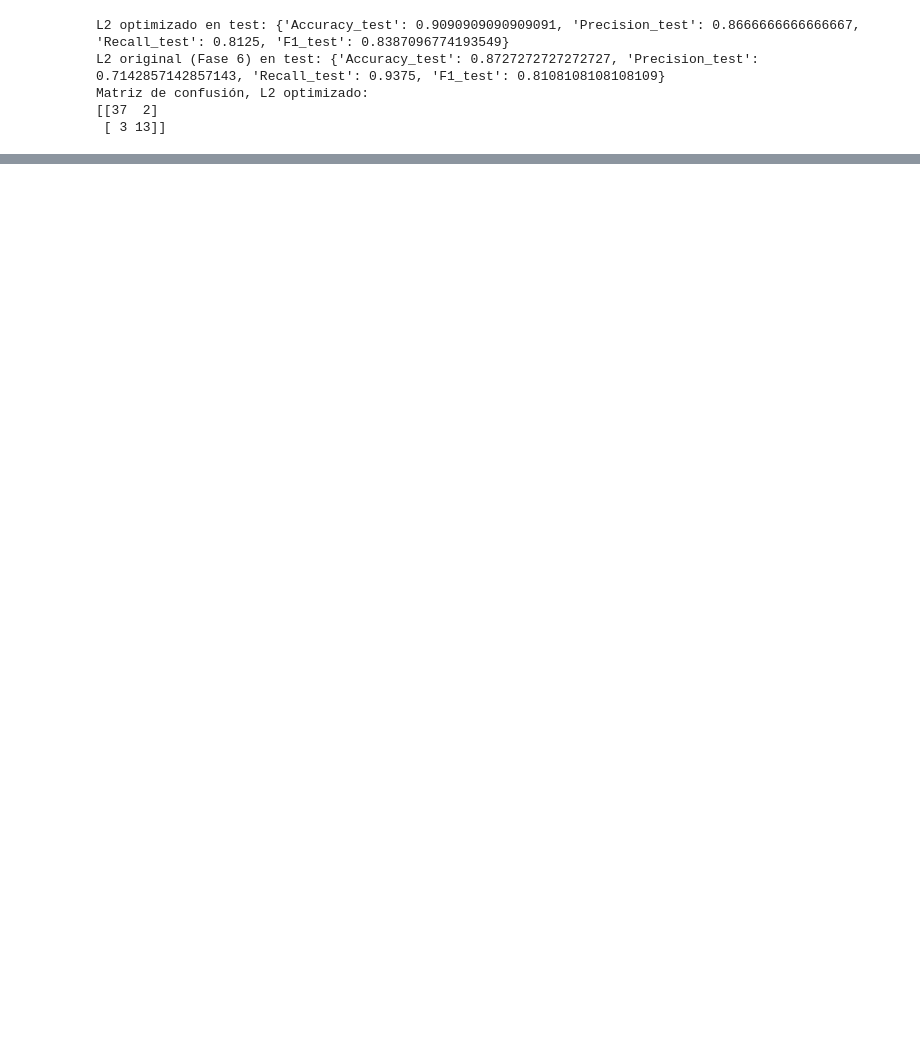
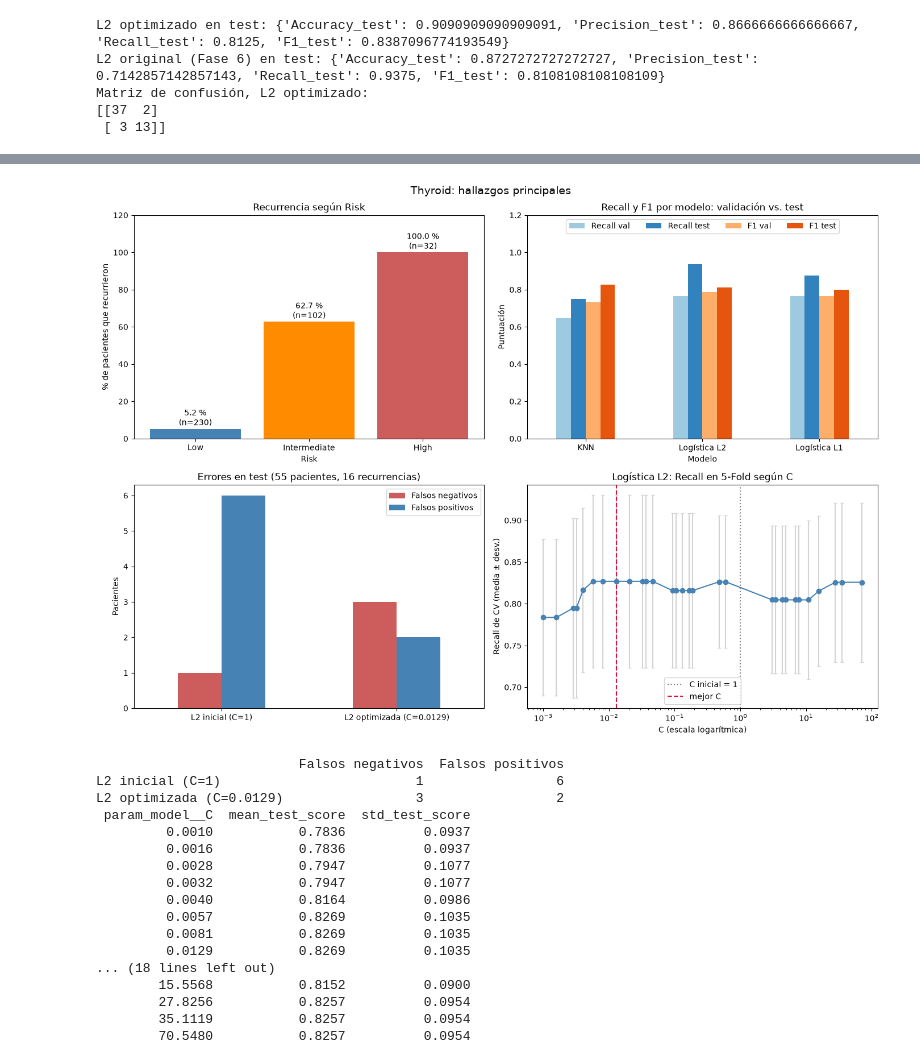
Before and after one commit to alejoriosm04/workshop-01-ml, a Jupyter notebook: notebooks/02_clasificacion_thyroid.ipynb, the cells around one changed output, grey strips where cells are left out. Saved outputs shown, nothing was run; the diff lists cells and outputs as text; code cells hidden in the pictures; blank space fills up the shorter version.

```diff
--- a/notebooks/02_clasificacion_thyroid.ipynb
+++ b/notebooks/02_clasificacion_thyroid.ipynb
@@ -1184,0 +1147,72 @@ En test, la Logística L2 sigue siendo la mejor en la métrica prioritaria (Reca
+# %%
+fig, axes = plt.subplots(2, 2, figsize=(14, 10))
+niveles = ["Low", "Intermediate", "High"]
+
+# a) Porcentaje de recurrencia según el riesgo clínico
+tasa_riesgo = 100 * df.groupby("Risk")["Recurred"].apply(lambda s: s.eq("Yes").mean()).loc[niveles]
+n_riesgo = df["Risk"].value_counts().loc[niveles]
+axes[0, 0].bar(niveles, tasa_riesgo.values, color=["steelblue", "darkorange", "indianred"])
+for i, (tasa, n) in enumerate(zip(tasa_riesgo.values, n_riesgo.values)):
+    axes[0, 0].text(i, tasa + 2, f"{tasa:.1f} %\n(n={n})", ha="center")
+axes[0, 0].set_ylim(0, 120)
+axes[0, 0].set_title("Recurrencia según Risk")
+axes[0, 0].set_xlabel("Risk"); axes[0, 0].set_ylabel("% de pacientes que recurrieron")
+
+# b) Recall y F1 de cada modelo en validación y test
+comparativo_clasificacion[["Recall_val", "Recall_test", "F1_val", "F1_test"]].plot(
+    kind="bar", rot=0, ylim=(0, 1.2), ax=axes[0, 1],
+    color=["#9ecae1", "#3182bd", "#fdae6b", "#e6550d"],
+)
+axes[0, 1].set_title("Recall y F1 por modelo: validación vs. test")
+axes[0, 1].set_xlabel("Modelo"); axes[0, 1].set_ylabel("Puntuación")
+axes[0, 1].legend(["Recall val", "Recall test", "F1 val", "F1 test"], loc="upper center", ncol=4)
+
+# c) Tipos de error en test: L2 con C inicial vs. L2 optimizada
+cm_inicial = matrices_confusion_test["Logística L2"]
+cm_final = confusion_matrix(y_test, pred_test_final_clf)
+errores_l2 = pd.DataFrame(
+    {"Falsos negativos": [cm_inicial[1, 0], cm_final[1, 0]],
+     "Falsos positivos": [cm_inicial[0, 1], cm_final[0, 1]]},
+    index=["L2 inicial (C=1)", f"L2 optimizada (C={search_clasificacion.best_params_['model__C']:.4f})"],
+)
+errores_l2.plot(kind="bar", rot=0, ax=axes[1, 0], color=["indianred", "steelblue"])
+axes[1, 0].set_title("Errores en test (55 pacientes, 16 recurrencias)")
+axes[1, 0].set_xlabel(""); axes[1, 0].set_ylabel("Pacientes")
+
+# d) Recall promedio de la validación cruzada según C
+cv_clf = pd.DataFrame(search_clasificacion.cv_results_).sort_values("param_model__C")
+axes[1, 1].errorbar(cv_clf["param_model__C"].astype(float), cv_clf["mean_test_score"],
+                    yerr=cv_clf["std_test_score"], marker="o", color="steelblue",
+                    ecolor="lightgray", capsize=2)
+axes[1, 1].axvline(1.0, color="gray", linestyle=":", label="C inicial = 1")
+axes[1, 1].axvline(search_clasificacion.best_params_["model__C"], color="crimson",
+                   linestyle="--", label="mejor C")
+axes[1, 1].set_xscale("log")
+axes[1, 1].set_title("Logística L2: Recall en 5-Fold según C")
+axes[1, 1].set_xlabel("C (escala logarítmica)"); axes[1, 1].set_ylabel("Recall de CV (media ± desv.)")
+axes[1, 1].legend()
+
+fig.suptitle("Thyroid: hallazgos principales", fontsize=14)
+plt.tight_layout(); plt.show()
+
+print(errores_l2)
+print(cv_clf[["param_model__C", "mean_test_score", "std_test_score"]].round(4).to_string(index=False))
+# %% [output]
+[figure, added]
+                          Falsos negativos  Falsos positivos
+L2 inicial (C=1)                         1                 6
+L2 optimizada (C=0.0129)                 3                 2
+ param_model__C  mean_test_score  std_test_score
+         0.0010           0.7836          0.0937
+         0.0016           0.7836          0.0937
+         0.0028           0.7947          0.1077
+         0.0032           0.7947          0.1077
+         0.0040           0.8164          0.0986
+         0.0057           0.8269          0.1035
+         0.0081           0.8269          0.1035
+         0.0129           0.8269          0.1035
+... (18 lines left out)
+        15.5568           0.8152          0.0900
+        27.8256           0.8257          0.0954
+        35.1119           0.8257          0.0954
+        70.5480           0.8257          0.0954
```
Also changed, not shown: parts of 12 cells of this notebook, 2 other files.
